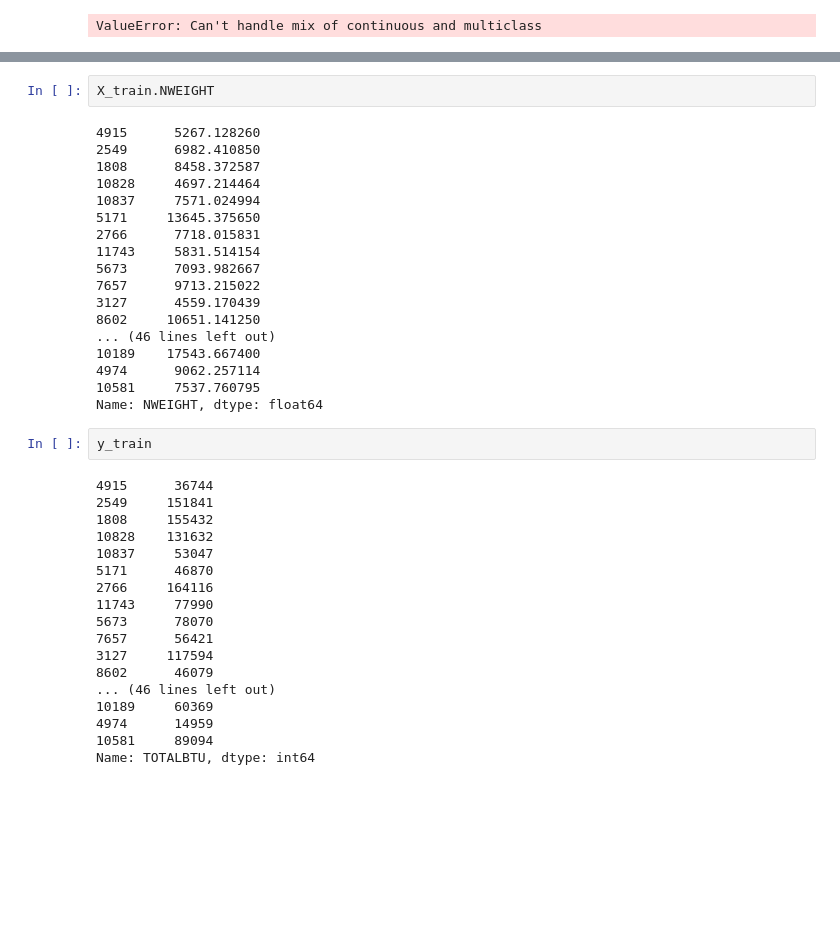
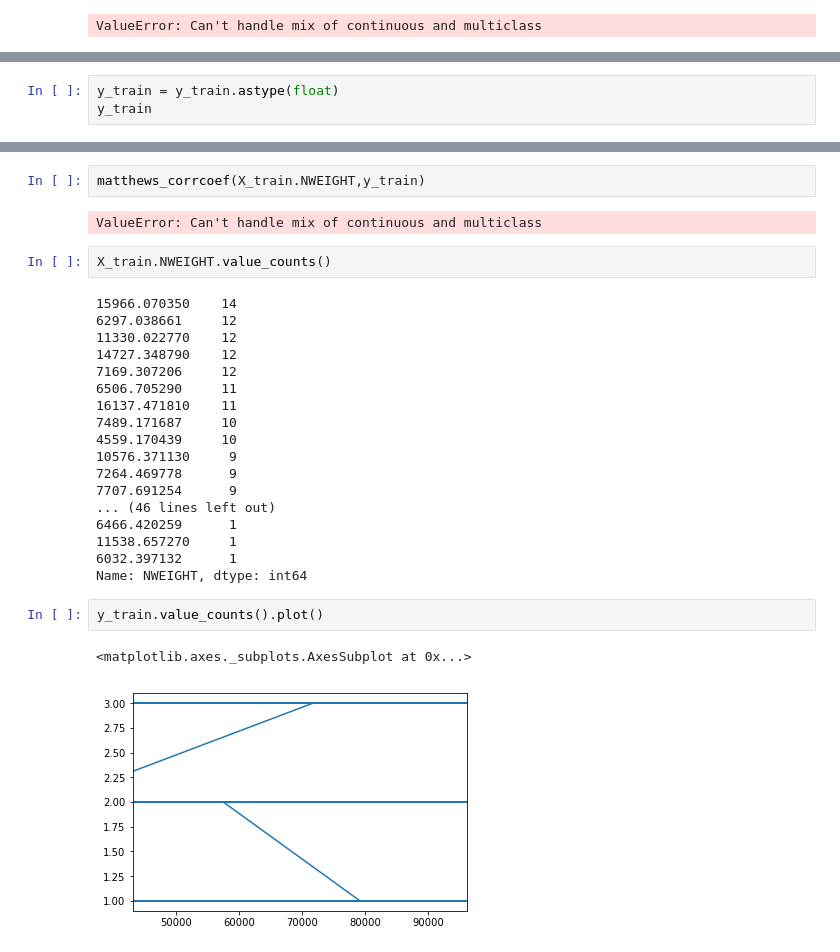
Before and after one commit to claytonzyl/Data-Science-Springboard, a Jupyter notebook: Capstone1_Full_Regression_Iter3.ipynb, the cells around one changed output, grey strips where cells are left out. Cells and saved outputs as stored; diff of their text form; blank space fills up the shorter version.

```diff
--- a/Capstone1_Full_Regression_Iter3.ipynb
+++ b/Capstone1_Full_Regression_Iter3.ipynb
@@ -101,0 +124,3 @@ ValueError: Can't handle mix of continuous and multiclass
+# %%
+y_train = y_train.astype(float)
+y_train
@@ -102,40 +145,29 @@ ValueError: Can't handle mix of continuous and multiclass
+# %%
+matthews_corrcoef(X_train.NWEIGHT,y_train)
+# %% [output]
+ValueError: Can't handle mix of continuous and multiclass
 # %%
-X_train.NWEIGHT
+X_train.NWEIGHT.value_counts()
 # %% [output]
-4915      5267.128260
-2549      6982.410850
-1808      8458.372587
-10828     4697.214464
-10837     7571.024994
-5171     13645.375650
-2766      7718.015831
-11743     5831.514154
-5673      7093.982667
-7657      9713.215022
-3127      4559.170439
-8602     10651.141250
+15966.070350    14
+6297.038661     12
+11330.022770    12
+14727.348790    12
+7169.307206     12
+6506.705290     11
+16137.471810    11
+7489.171687     10
+4559.170439     10
+10576.371130     9
+7264.469778      9
+7707.691254      9
 ... (46 lines left out)
-10189    17543.667400
-4974      9062.257114
-10581     7537.760795
-Name: NWEIGHT, dtype: float64
+6466.420259      1
+11538.657270     1
+6032.397132      1
+Name: NWEIGHT, dtype: int64
 # %%
-y_train
+y_train.value_counts().plot()
 # %% [output]
-4915      36744
-2549     151841
-1808     155432
-10828    131632
-10837     53047
-5171      46870
-2766     164116
-11743     77990
-5673      78070
-7657      56421
-3127     117594
-8602      46079
-... (46 lines left out)
-10189     60369
-4974      14959
-10581     89094
-Name: TOTALBTU, dtype: int64
+<matplotlib.axes._subplots.AxesSubplot at 0x...>
+[figure, added]
```
Also changed, not shown: parts of 17 cells of this notebook.
